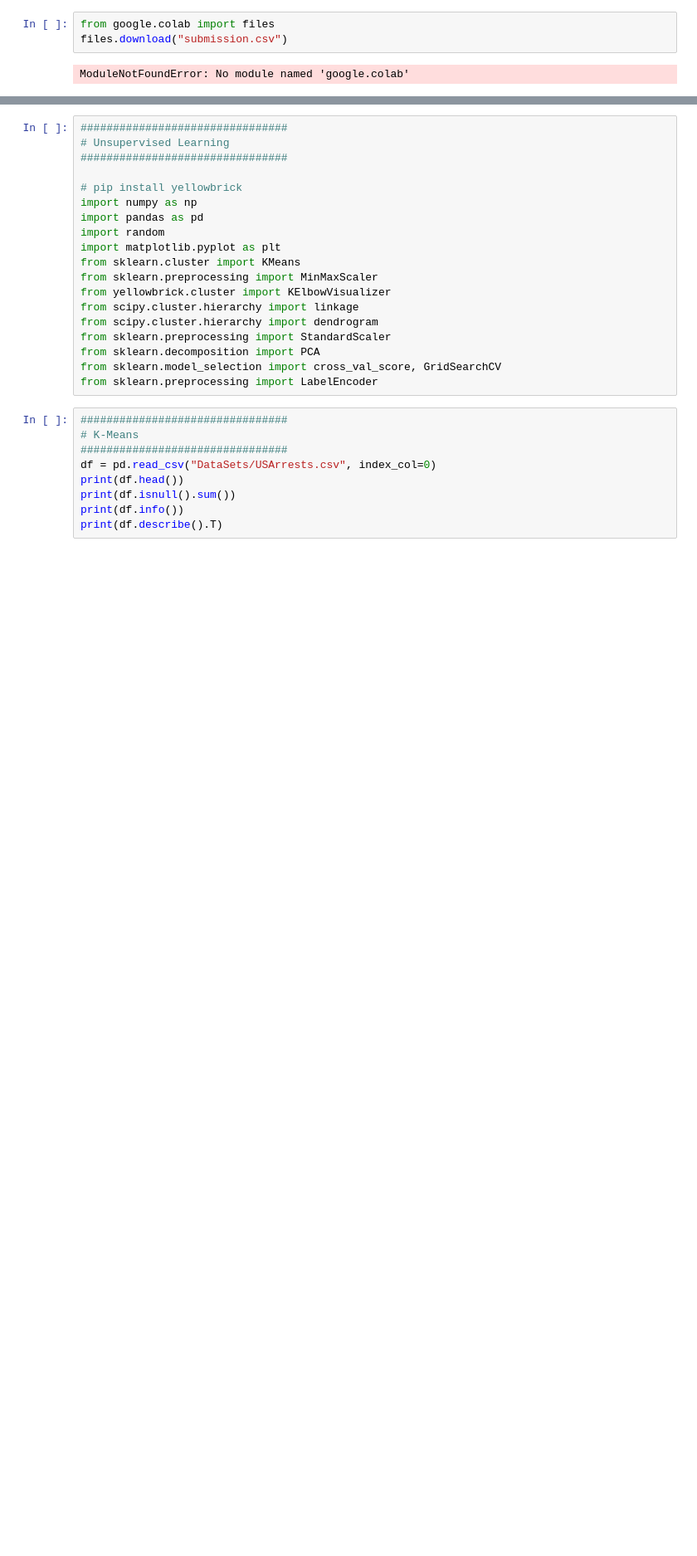
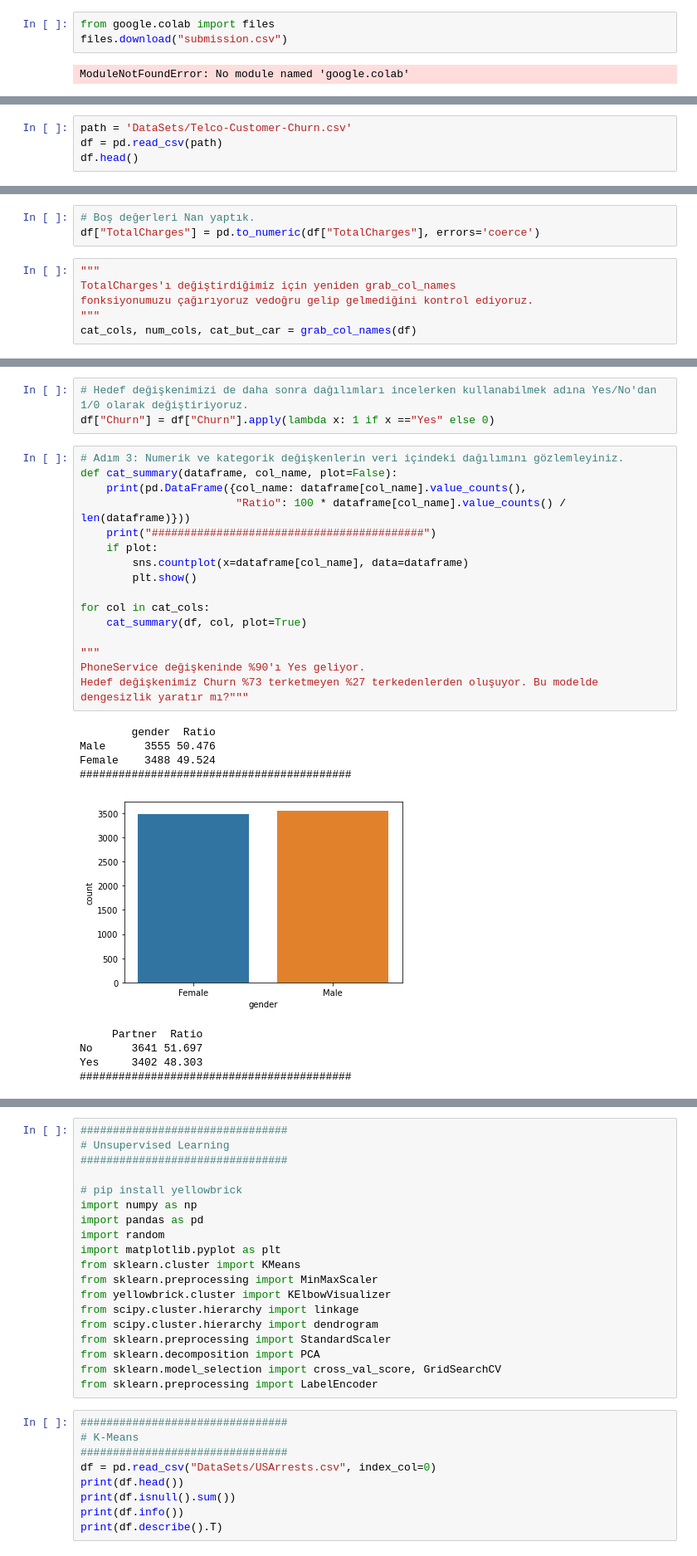
Before and after one commit to Bahar-K/Codes, a Jupyter notebook: Miuul/MiuulCodes.ipynb, the cells around one changed output, grey strips where cells are left out. Shown at 83% size. Saved outputs shown, nothing was run; the diff lists cells and outputs as text; blank space fills up the shorter version.

```diff
--- a/Miuul/MiuulCodes.ipynb
+++ b/Miuul/MiuulCodes.ipynb
@@ -6317,0 +6345,4 @@ ModuleNotFoundError: No module named 'google.colab'
+# %%
+path = 'DataSets/Telco-Customer-Churn.csv'
+df = pd.read_csv(path)
+df.head()
@@ -6317,0 +6467,9 @@ ModuleNotFoundError: No module named 'google.colab'
+# %%
+# Boş değerleri Nan yaptık.
+df["TotalCharges"] = pd.to_numeric(df["TotalCharges"], errors='coerce')
+# %%
+"""
+TotalCharges'ı değiştirdiğimiz için yeniden grab_col_names
+fonksiyonumuzu çağırıyoruz vedoğru gelip gelmediğini kontrol ediyoruz.
+"""
+cat_cols, num_cols, cat_but_car = grab_col_names(df)
@@ -6317,0 +6487,29 @@ ModuleNotFoundError: No module named 'google.colab'
+# %%
+# Hedef değişkenimizi de daha sonra dağılımları incelerken kullanabilmek adına Yes/No'dan 1/0 olarak değiştiriyoruz.
+df["Churn"] = df["Churn"].apply(lambda x: 1 if x =="Yes" else 0)
+# %%
+# Adım 3: Numerik ve kategorik değişkenlerin veri içindeki dağılımını gözlemleyiniz.
+def cat_summary(dataframe, col_name, plot=False):
+    print(pd.DataFrame({col_name: dataframe[col_name].value_counts(),
+                        "Ratio": 100 * dataframe[col_name].value_counts() / len(dataframe)}))
+    print("##########################################")
+    if plot:
+        sns.countplot(x=dataframe[col_name], data=dataframe)
+        plt.show()
+
+for col in cat_cols:
+    cat_summary(df, col, plot=True)
+
+"""
+PhoneService değişkeninde %90'ı Yes geliyor.
+Hedef değişkenimiz Churn %73 terketmeyen %27 terkedenlerden oluşuyor. Bu modelde dengesizlik yaratır mı?"""
+# %% [output]
+        gender  Ratio
+Male      3555 50.476
+Female    3488 49.524
+##########################################
+[figure, added]
+     Partner  Ratio
+No      3641 51.697
+Yes     3402 48.303
+##########################################
```
Also changed, not shown: parts of 58 cells of this notebook.
